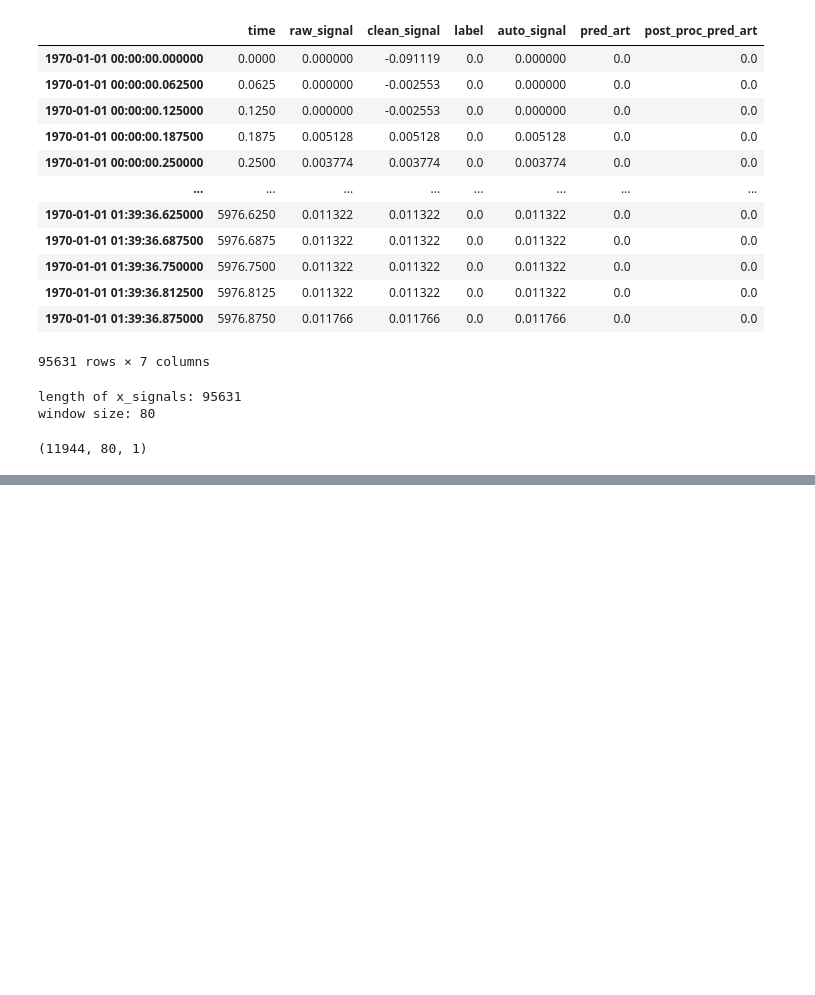
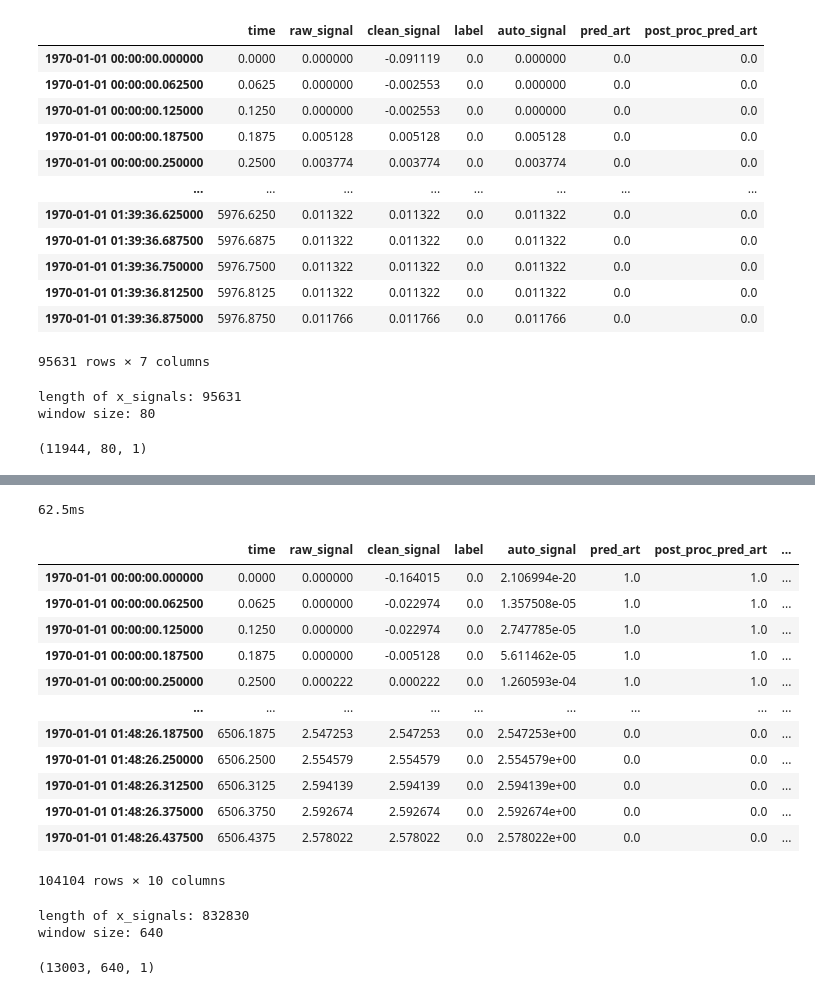
Before and after one commit to 08Aristodemus24/thesis-writing-1, a Jupyter notebook: server-side/modelling/experiementation.ipynb, the cells around one changed output, grey strips where cells are left out. Drawn from its saved outputs; the diff is of its cells as text; code cells hidden in the pictures; blank space fills up the shorter version.

```diff
--- a/server-side/modelling/experiementation.ipynb
+++ b/server-side/modelling/experiementation.ipynb
@@ -5547,0 +5496,25 @@ window size: 80
+# %%
+ahixac_eda_df_16hz = interpolate_signals(ahixac_eda_df, sample_rate=128, start_time=start_time, target_hz=16)
+ahixac_eda_df_16hz
+# %% [output]
+62.5ms
+|  | time | raw_signal | clean_signal | label | auto_signal | pred_art | post_proc_pred_art | ... |
+| 1970-01-01 00:00:00.000000 | 0.0000 | 0.000000 | -0.164015 | 0.0 | 2.106994e-20 | 1.0 | 1.0 | ... |
+| 1970-01-01 00:00:00.062500 | 0.0625 | 0.000000 | -0.022974 | 0.0 | 1.357508e-05 | 1.0 | 1.0 | ... |
+| 1970-01-01 00:00:00.125000 | 0.1250 | 0.000000 | -0.022974 | 0.0 | 2.747785e-05 | 1.0 | 1.0 | ... |
+| 1970-01-01 00:00:00.187500 | 0.1875 | 0.000000 | -0.005128 | 0.0 | 5.611462e-05 | 1.0 | 1.0 | ... |
+| 1970-01-01 00:00:00.250000 | 0.2500 | 0.000222 | 0.000222 | 0.0 | 1.260593e-04 | 1.0 | 1.0 | ... |
+| ... | ... | ... | ... | ... | ... | ... | ... | ... |
+| 1970-01-01 01:48:26.187500 | 6506.1875 | 2.547253 | 2.547253 | 0.0 | 2.547253e+00 | 0.0 | 0.0 | ... |
+| 1970-01-01 01:48:26.250000 | 6506.2500 | 2.554579 | 2.554579 | 0.0 | 2.554579e+00 | 0.0 | 0.0 | ... |
+| 1970-01-01 01:48:26.312500 | 6506.3125 | 2.594139 | 2.594139 | 0.0 | 2.594139e+00 | 0.0 | 0.0 | ... |
+| 1970-01-01 01:48:26.375000 | 6506.3750 | 2.592674 | 2.592674 | 0.0 | 2.592674e+00 | 0.0 | 0.0 | ... |
+| 1970-01-01 01:48:26.437500 | 6506.4375 | 2.578022 | 2.578022 | 0.0 | 2.578022e+00 | 0.0 | 0.0 | ... |
+104104 rows × 10 columns
+# %%
+ahixac_signals_128hz, ahixac_labels_128hz = charge_raw_data(ahixac_eda_df, x_col="raw_signal", target_time=0.5, y_col="label", hertz=128, scale=True)
+ahixac_signals_128hz.shape
+# %% [output]
+length of x_signals: 832830
+window size: 640
+(13003, 640, 1)
```
Also changed, not shown: parts of 12 cells of this notebook, 1 other file.
